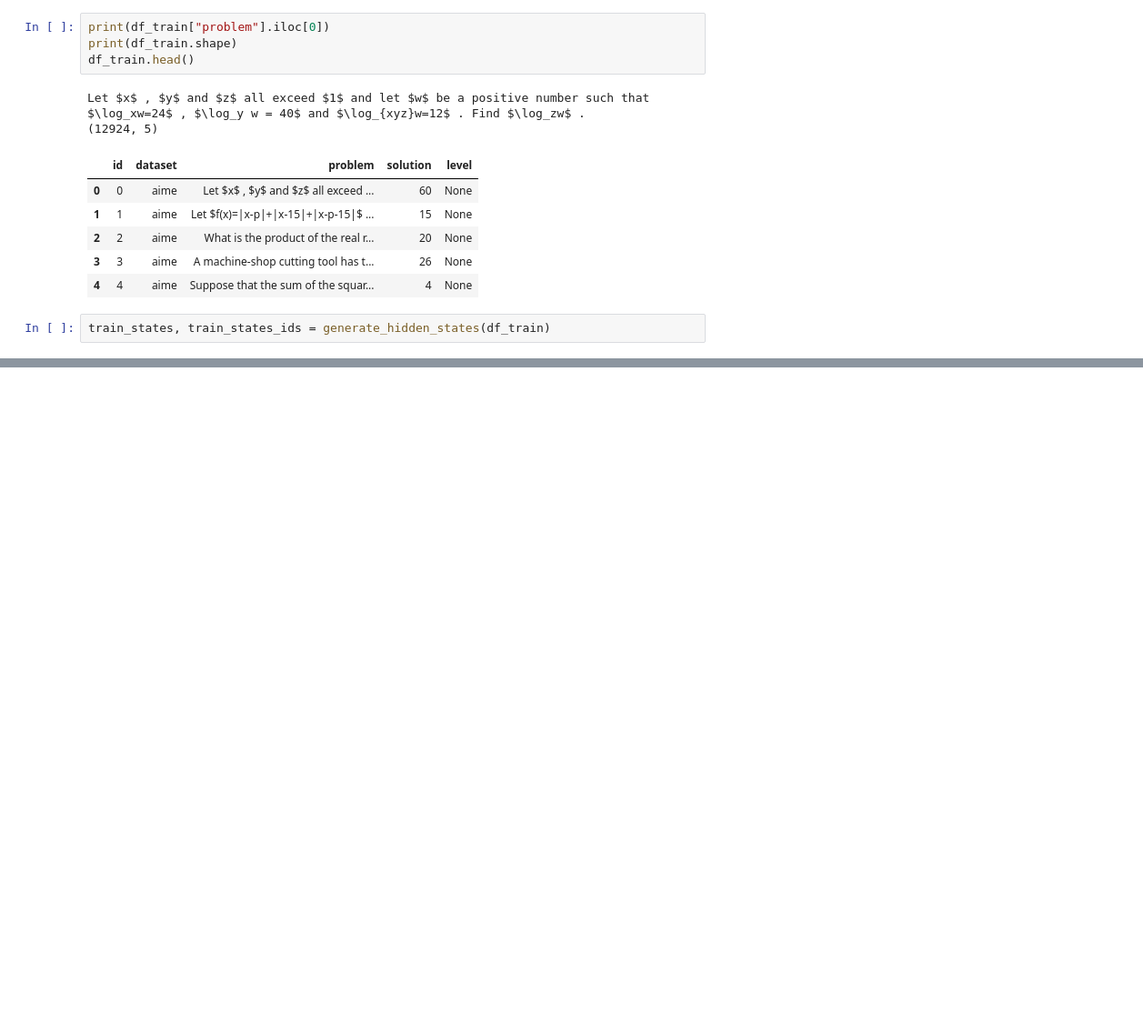
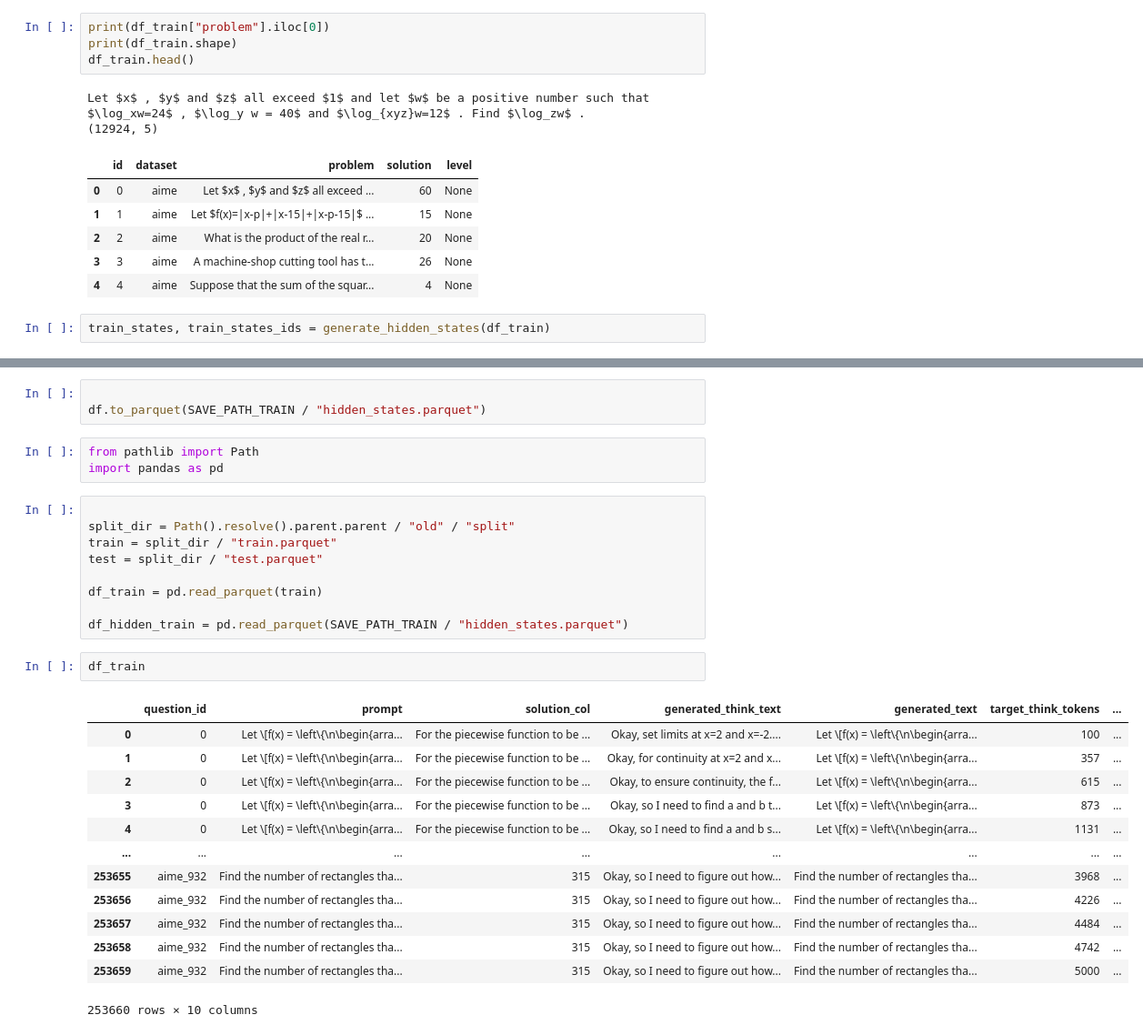
Before and after one commit to SebastianJitaru29/llm-think-too-much, a Jupyter notebook: data/processing/notebooks/data_extraction.ipynb, the cells around one changed output, grey strips where cells are left out. Shown at 91% size. Cells and saved outputs as stored; diff of their text form; blank space fills up the shorter version.

Commit message:
Generation of hidden states, matching it with the proper prompts, needed for

```diff
--- a/data/processing/notebooks/data_extraction.ipynb
+++ b/data/processing/notebooks/data_extraction.ipynb
@@ -589,0 +657,31 @@ np.save("/home4/s6019595/llm-think-too-much/data/processed/train/hidden_state_id
+# %%
+
+df.to_parquet(SAVE_PATH_TRAIN / "hidden_states.parquet")
+# %%
+from pathlib import Path
+import pandas as pd
+# %%
+
+split_dir = Path().resolve().parent.parent / "old" / "split"
+train = split_dir / "train.parquet"
+test = split_dir / "test.parquet"
+
+df_train = pd.read_parquet(train)
+
+df_hidden_train = pd.read_parquet(SAVE_PATH_TRAIN / "hidden_states.parquet")
+# %%
+df_train
+# %% [output]
+|  | question_id | prompt | solution_col | generated_think_text | generated_text | target_think_tokens | ... |
+| 0 | 0 | Let \[f(x) = \left\{\n\begin{arra... | For the piecewise function to be ... | Okay, set limits at x=2 and x=-2.... | Let \[f(x) = \left\{\n\begin{arra... | 100 | ... |
+| 1 | 0 | Let \[f(x) = \left\{\n\begin{arra... | For the piecewise function to be ... | Okay, for continuity at x=2 and x... | Let \[f(x) = \left\{\n\begin{arra... | 357 | ... |
+| 2 | 0 | Let \[f(x) = \left\{\n\begin{arra... | For the piecewise function to be ... | Okay, to ensure continuity, the f... | Let \[f(x) = \left\{\n\begin{arra... | 615 | ... |
+| 3 | 0 | Let \[f(x) = \left\{\n\begin{arra... | For the piecewise function to be ... | Okay, so I need to find a and b t... | Let \[f(x) = \left\{\n\begin{arra... | 873 | ... |
+| 4 | 0 | Let \[f(x) = \left\{\n\begin{arra... | For the piecewise function to be ... | Okay, so I need to find a and b s... | Let \[f(x) = \left\{\n\begin{arra... | 1131 | ... |
+| ... | ... | ... | ... | ... | ... | ... | ... |
+| 253655 | aime_932 | Find the number of rectangles tha... | 315 | Okay, so I need to figure out how... | Find the number of rectangles tha... | 3968 | ... |
+| 253656 | aime_932 | Find the number of rectangles tha... | 315 | Okay, so I need to figure out how... | Find the number of rectangles tha... | 4226 | ... |
+| 253657 | aime_932 | Find the number of rectangles tha... | 315 | Okay, so I need to figure out how... | Find the number of rectangles tha... | 4484 | ... |
+| 253658 | aime_932 | Find the number of rectangles tha... | 315 | Okay, so I need to figure out how... | Find the number of rectangles tha... | 4742 | ... |
+| 253659 | aime_932 | Find the number of rectangles tha... | 315 | Okay, so I need to figure out how... | Find the number of rectangles tha... | 5000 | ... |
+253660 rows × 10 columns
```
Also changed, not shown: parts of 27 cells of this notebook, 1 other file.
